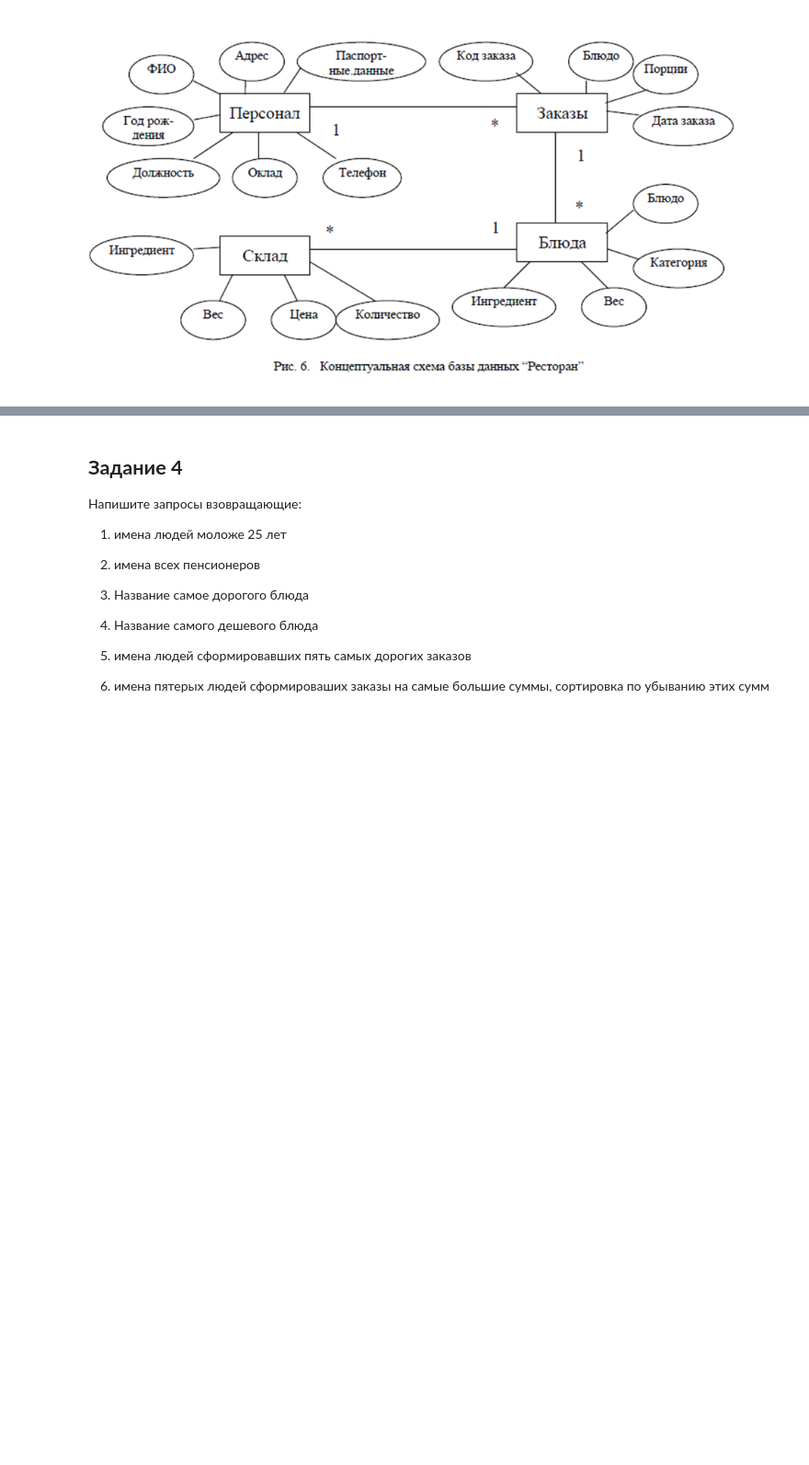
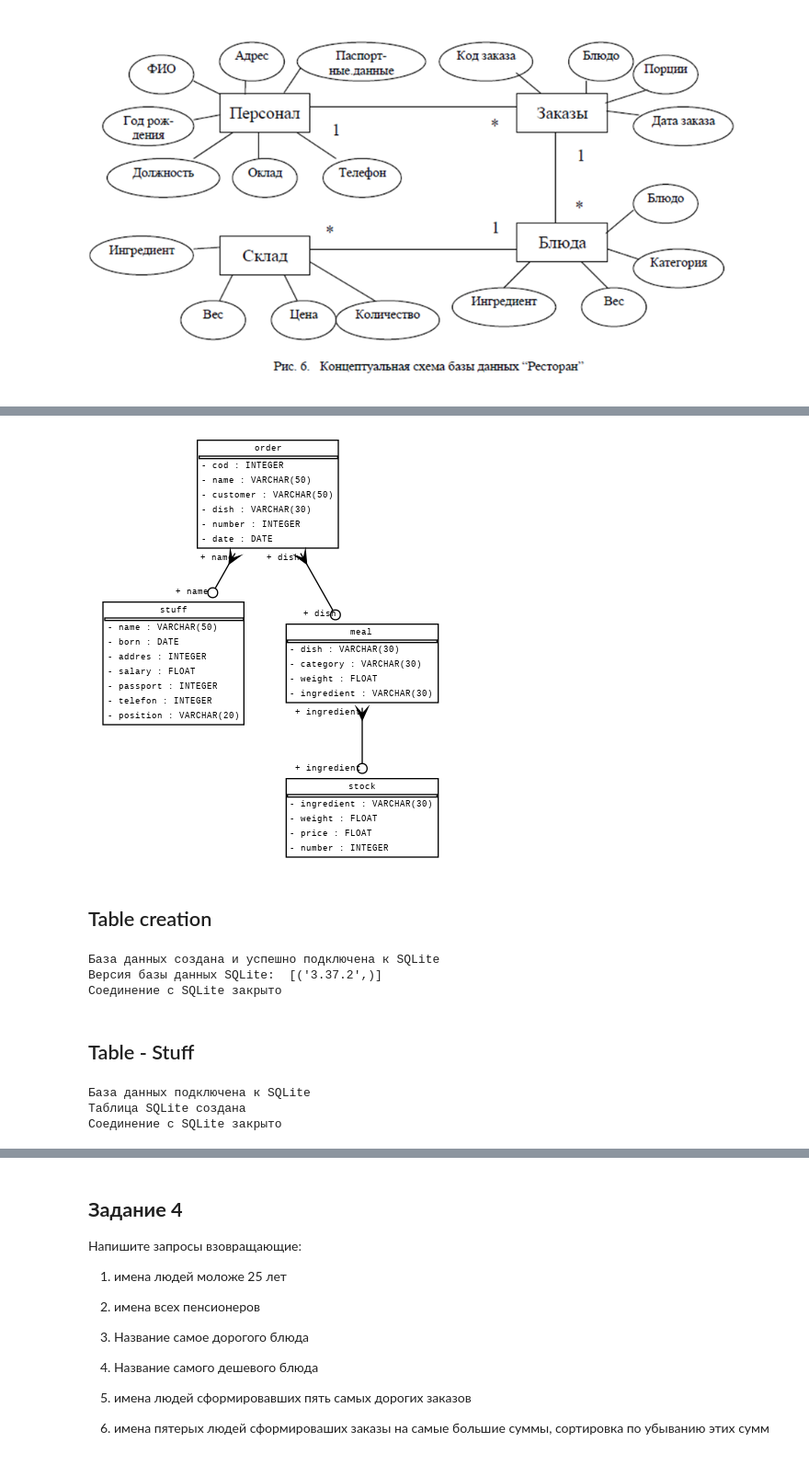
Before and after one commit to vn322/RUDN_Lab_Works, a Jupyter notebook: SQL_lab_2_2024.ipynb, the cells around one changed output, grey strips where cells are left out. Shown at 92% size. Cells and saved outputs as stored; diff of their text form; code cells hidden in the pictures; blank space fills up the shorter version.

```diff
--- a/SQL_lab_2_2024.ipynb
+++ b/SQL_lab_2_2024.ipynb
@@ -388,0 +518,7 @@ Candidate key (потенциальный ключ) - представляет
+# %%
+from IPython.display import Image
+Image(filename='dbschema.png')
+# %% [output]
+[figure, added]
+# %% [markdown]
+## Table creation
@@ -388,0 +527,57 @@ Candidate key (потенциальный ключ) - представляет
+# %%
+try:
+    sqlite_connection = sqlite3.connect('restaurant.db')
+    cursor = sqlite_connection.cursor()
+    print("База данных создана и успешно подключена к SQLite")
+
+    sqlite_select_query = "select sqlite_version();" #создается запрос для получения версии базы данны
+    cursor.execute(sqlite_select_query)
+    record = cursor.fetchall()
+    print("Версия базы данных SQLite: ", record)
+    cursor.close()
+
+except sqlite3.Error as error:
+    print("Ошибка при подключении к sqlite", error)
+finally:
+    if (sqlite_connection):
+        sqlite_connection.close()
+        print("Соединение с SQLite закрыто")
+# %% [output]
+База данных создана и успешно подключена к SQLite
+Версия базы данных SQLite:  [('3.37.2',)]
+Соединение с SQLite закрыто
+# %% [markdown]
+## Table - Stuff
+# %%
+import sqlite3
+
+try:
+    sqlite_connection = sqlite3.connect('restaurant.db')
+    sqlite_create_table_query = '''CREATE TABLE stuff (
+                                name TEXT  PRIMARY KEY,
+                                born datetime,
+                                addres INTEGERL,
+                                salary REAL,
+                                passport INTEGER,
+                                telefon INTEGER,
+                                position TEXT
+                                );'''
+
+    cursor = sqlite_connection.cursor()
+    print("База данных подключена к SQLite")
+    cursor.execute(sqlite_create_table_query)
+    sqlite_connection.commit()
+    print("Таблица SQLite создана")
+
+    cursor.close()
+
+except sqlite3.Error as error:
+    print("Ошибка при подключении к sqlite", error)
+finally:
+    if (sqlite_connection):
+        sqlite_connection.close()
+        print("Соединение с SQLite закрыто")
+# %% [output]
+База данных подключена к SQLite
+Таблица SQLite создана
+Соединение с SQLite закрыто
```
Also changed, not shown: parts of 38 cells of this notebook.
